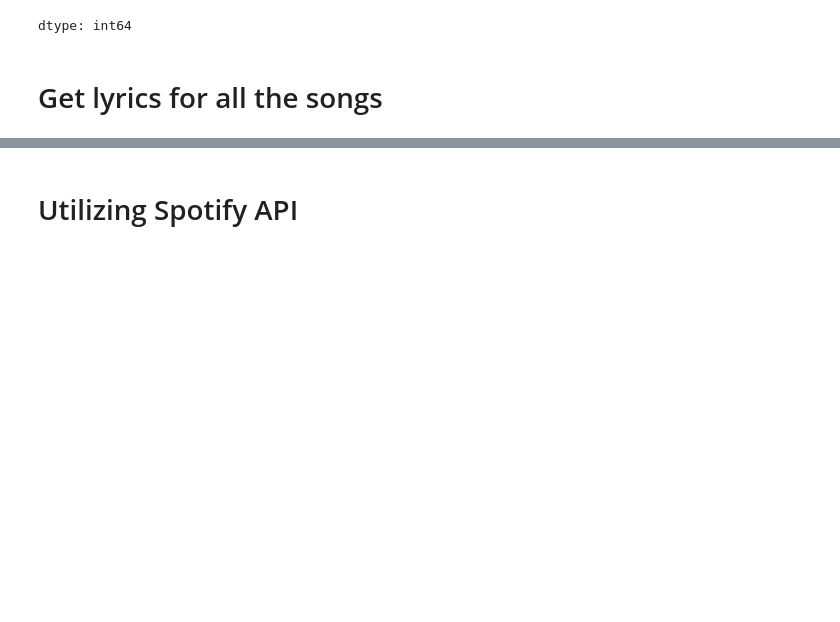
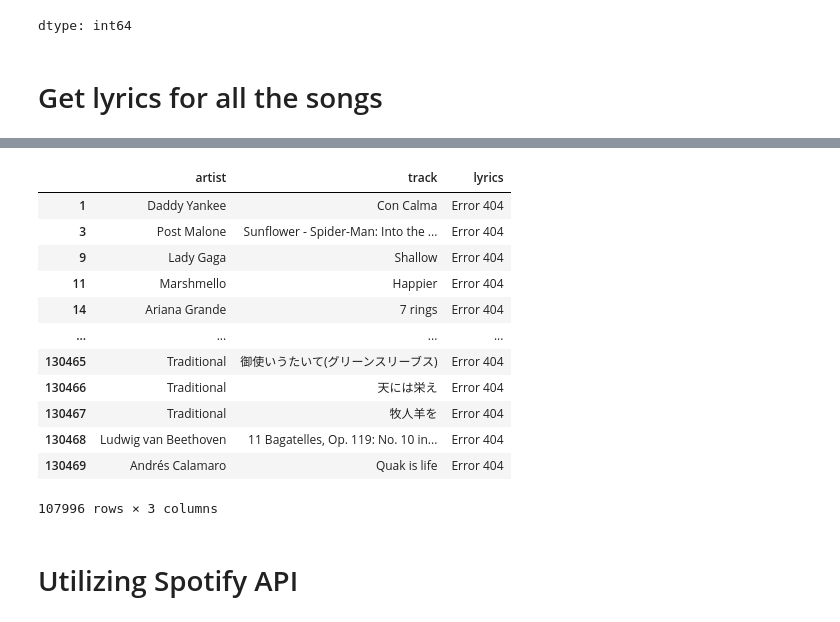
Before and after one commit to Tarek-1/Music_Recommender_System, a Jupyter notebook: Spotify_API.ipynb, the cells around one changed output, grey strips where cells are left out. Cells and saved outputs as stored; diff of their text form; code cells hidden in the pictures; blank space fills up the shorter version.

```diff
--- a/Spotify_API.ipynb
+++ b/Spotify_API.ipynb
@@ -183,3 +228,19 @@ for i, row in df_big_deduped.iterrows():
+# %%
+lyrics_df[lyrics_df['lyrics'] == "Error 404"]
+# %% [output]
+|  | artist | track | lyrics |
+| 1 | Daddy Yankee | Con Calma | Error 404 |
+| 3 | Post Malone | Sunflower - Spider-Man: Into the ... | Error 404 |
+| 9 | Lady Gaga | Shallow | Error 404 |
+| 11 | Marshmello | Happier | Error 404 |
+| 14 | Ariana Grande | 7 rings | Error 404 |
+| ... | ... | ... | ... |
+| 130465 | Traditional | 御使いうたいて(グリーンスリーブス) | Error 404 |
+| 130466 | Traditional | 天には栄え | Error 404 |
+| 130467 | Traditional | 牧人羊を | Error 404 |
+| 130468 | Ludwig van Beethoven | 11 Bagatelles, Op. 119: No. 10 in... | Error 404 |
+| 130469 | Andrés Calamaro | Quak is life | Error 404 |
+107996 rows × 3 columns
 # %% [markdown]
 # Utilizing Spotify API
 # %%
```
Also changed, not shown: parts of 6 cells of this notebook.
